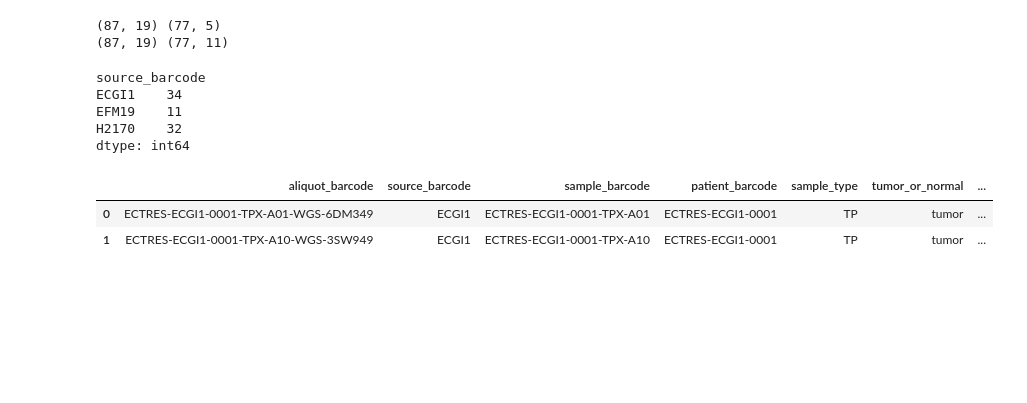
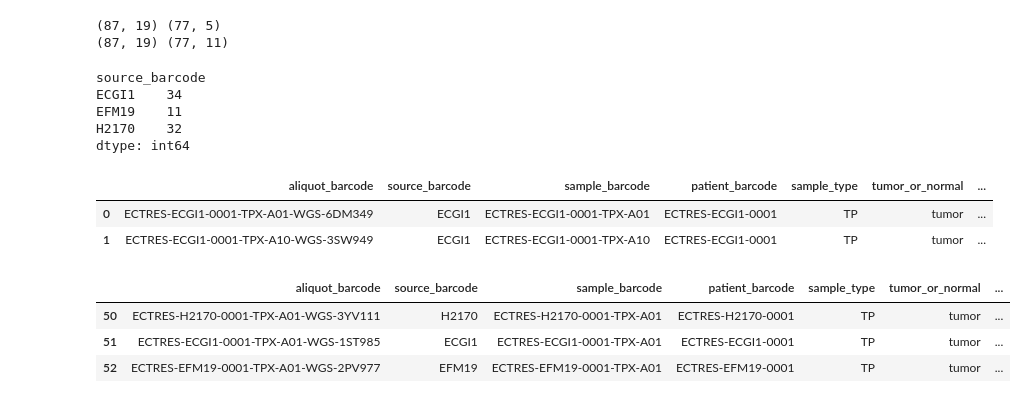
Before and after one commit to JiwonShon/ECTRES, a Jupyter notebook: ichorCNA.ipynb, the cells around one changed output. Drawn from its saved outputs; the diff is of its cells as text; code cells hidden in the pictures; blank space fills up the shorter version.

```diff
--- a/ichorCNA.ipynb
+++ b/ichorCNA.ipynb
@@ -87,6 +87,13 @@ bam_manifest.head(2)
 |  | aliquot_barcode | source_barcode | sample_barcode | patient_barcode | sample_type | tumor_or_normal | ... |
 | 0 | ECTRES-ECGI1-0001-TPX-A01-WGS-6DM349 | ECGI1 | ECTRES-ECGI1-0001-TPX-A01 | ECTRES-ECGI1-0001 | TP | tumor | ... |
 | 1 | ECTRES-ECGI1-0001-TPX-A10-WGS-3SW949 | ECGI1 | ECTRES-ECGI1-0001-TPX-A10 | ECTRES-ECGI1-0001 | TP | tumor | ... |
+# %%
+bam_manifest[bam_manifest['sample_id']=='parental']
+# %% [output]
+|  | aliquot_barcode | source_barcode | sample_barcode | patient_barcode | sample_type | tumor_or_normal | ... |
+| 50 | ECTRES-H2170-0001-TPX-A01-WGS-3YV111 | H2170 | ECTRES-H2170-0001-TPX-A01 | ECTRES-H2170-0001 | TP | tumor | ... |
+| 51 | ECTRES-ECGI1-0001-TPX-A01-WGS-1ST985 | ECGI1 | ECTRES-ECGI1-0001-TPX-A01 | ECTRES-ECGI1-0001 | TP | tumor | ... |
+| 52 | ECTRES-EFM19-0001-TPX-A01-WGS-2PV977 | EFM19 | ECTRES-EFM19-0001-TPX-A01 | ECTRES-EFM19-0001 | TP | tumor | ... |
 # %%
 # bam_manifest.to_csv('../manifest/ECTRES_clones_nf_dna_bam.csv',index=False)  ## 20260309
 # bam_manifest.to_csv('/mnt/NAS3/home/jiwon/ECTRES/manifest/ECTRES_clones_nf_dna_bam.csv',index=False)  ## 20260309
```
Also changed, not shown: parts of 6 cells of this notebook, 2 other files.
